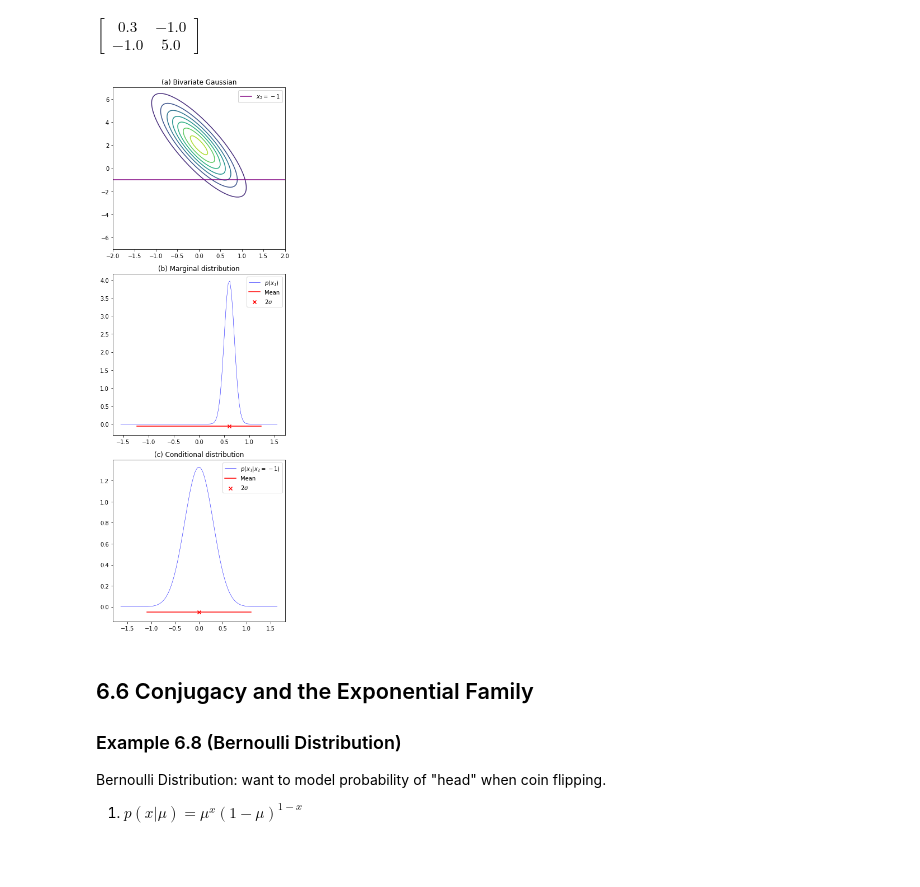
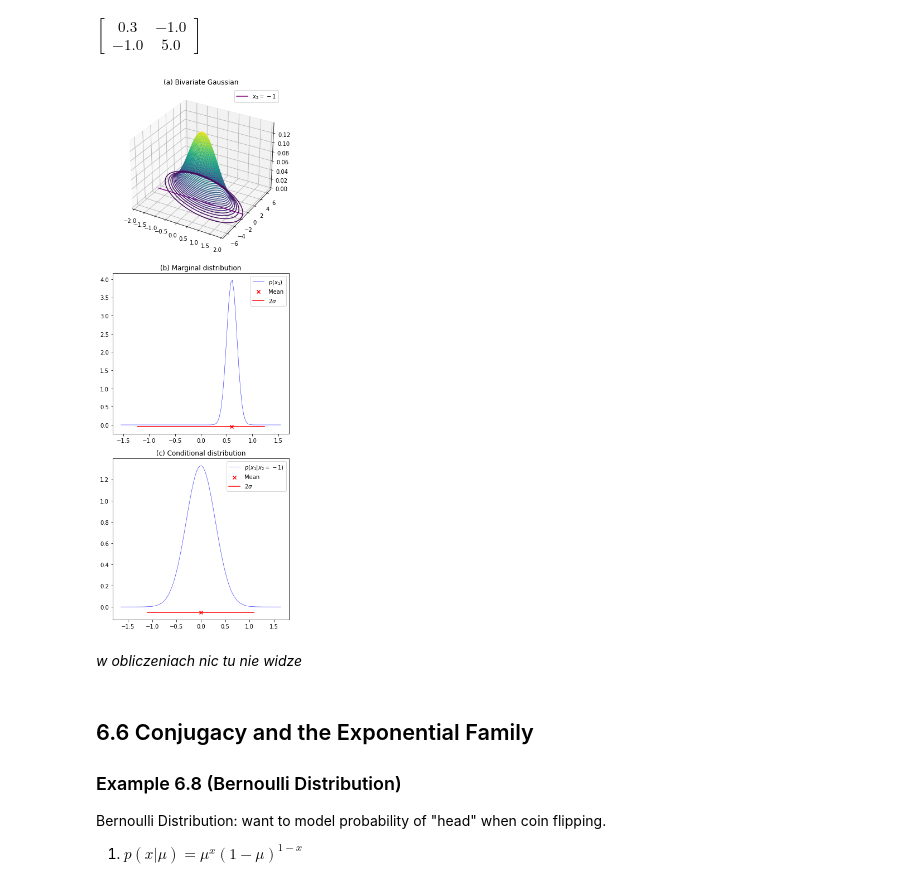
Before and after one commit to Przasa/MML-Companion, a Jupyter notebook: MML Python, Ch.06 Probability and Distributions.ipynb, the cells around one changed output. Saved outputs shown, nothing was run; the diff lists cells and outputs as text; code cells hidden in the pictures; blank space fills up the shorter version.

```diff
--- a/MML Python, Ch.06 Probability and Distributions.ipynb
+++ b/MML Python, Ch.06 Probability and Distributions.ipynb
@@ -701,13 +728,15 @@ $\displaystyle \left[\begin{matrix}0.3 & -1.0\\-1.0 & 5.0\end{matrix}\right]$
 # Figure setup.
 fig = plt.figure(figsize = (5,14), tight_layout = True)
 gs = gridspec.GridSpec(2, 2)
-ax = fig.add_subplot(3,1,1)
+# ax = fig.add_subplot(3,1,1)
+ax = fig.add_subplot(3,1,1,projection='3d')
 ax.set_title("(a) Bivariate Gaussian")
 n = 300
 # Figure setup.
 
 # Contour plot.
-ax.contour(X,Y,Z)
+# ax.contour(X,Y,Z)
+ax.contour3D(X,Y,Z,levels=50)
 ax.plot(np.linspace(-2,2,10),np.linspace(-1,-1,10),c = 'purple', label = r"$x_2 = -1$")
 ax.set_xlim(-2,2); ax.set_ylim(-scale3D,scale3D)
 ax.legend()
@@ -716,34 +745,36 @@ ax.legend()
 # Scatter and surface plot.
 mu = .6
 var = .1
 x = np.linspace(-(mu+np.sqrt(var)*3),mu+np.sqrt(var)*3, 100)
 ys = stats.norm.pdf(x,mu,var)
 
 ax = fig.add_subplot(3,1,2)
 ax.plot(x,ys, c = "b", lw = .5)
 ax.scatter(mu, -0.05, marker = "x", c = "r") # Mean.
 ax.plot(np.linspace(-(mu+np.sqrt(var)*2),mu+np.sqrt(var)*2,10),
             np.linspace(-.05,-.05,10), c = "r") # 2 Sigma.
 ax.set_title("(b) Marginal distribution")
 ax.legend([r"$p(x_1)$","Mean",r"$2\sigma$"])
 # Scatter and surface plot.
 
 # Scatter plot, mean, surface plot.
 mu = 0
 var = .3
 x = np.linspace(mu-np.sqrt(var)*3, mu+np.sqrt(var)*3, 100)
 ys = stats.norm.pdf(x,mu,var)
 
 ax = fig.add_subplot(3,1,3)
 ax.plot(x,ys, c = "b", lw = .5)
 ax.scatter(mu, -0.05, marker = "x", c = "r") # Mean.
 ax.plot(np.linspace(-(mu+np.sqrt(var)*2),(mu+np.sqrt(var)*2),10),
             np.linspace(-.05,-.05,10), c = "r") # 2 Sigma.
 ax.set_title("(c) Conditional distribution")
 ax.legend([r"$p(x_1|x_2=-1)$","Mean",r"$2\sigma$"]);
 # Scatter plot, mean, surface plot.
 # %% [output]
-[figure, old version]
+[figure, new version]
+# %% [markdown]
+*w obliczeniach nic tu nie widze*
 # %% [markdown]
 ## 6.6 Conjugacy and the Exponential Family
 ### Example 6.8 (Bernoulli Distribution)
```
Also changed, not shown: parts of 36 cells of this notebook, 1 other file.
